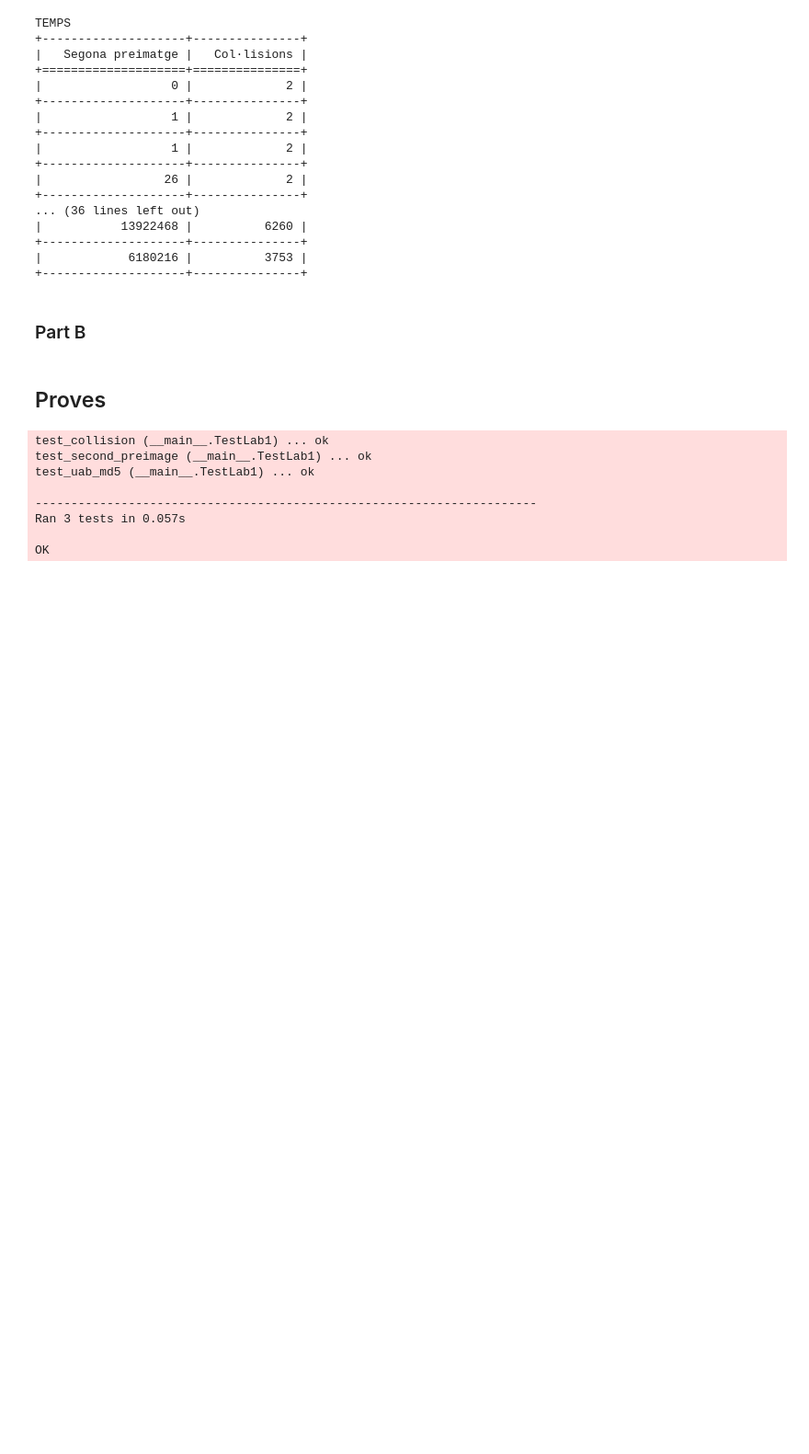
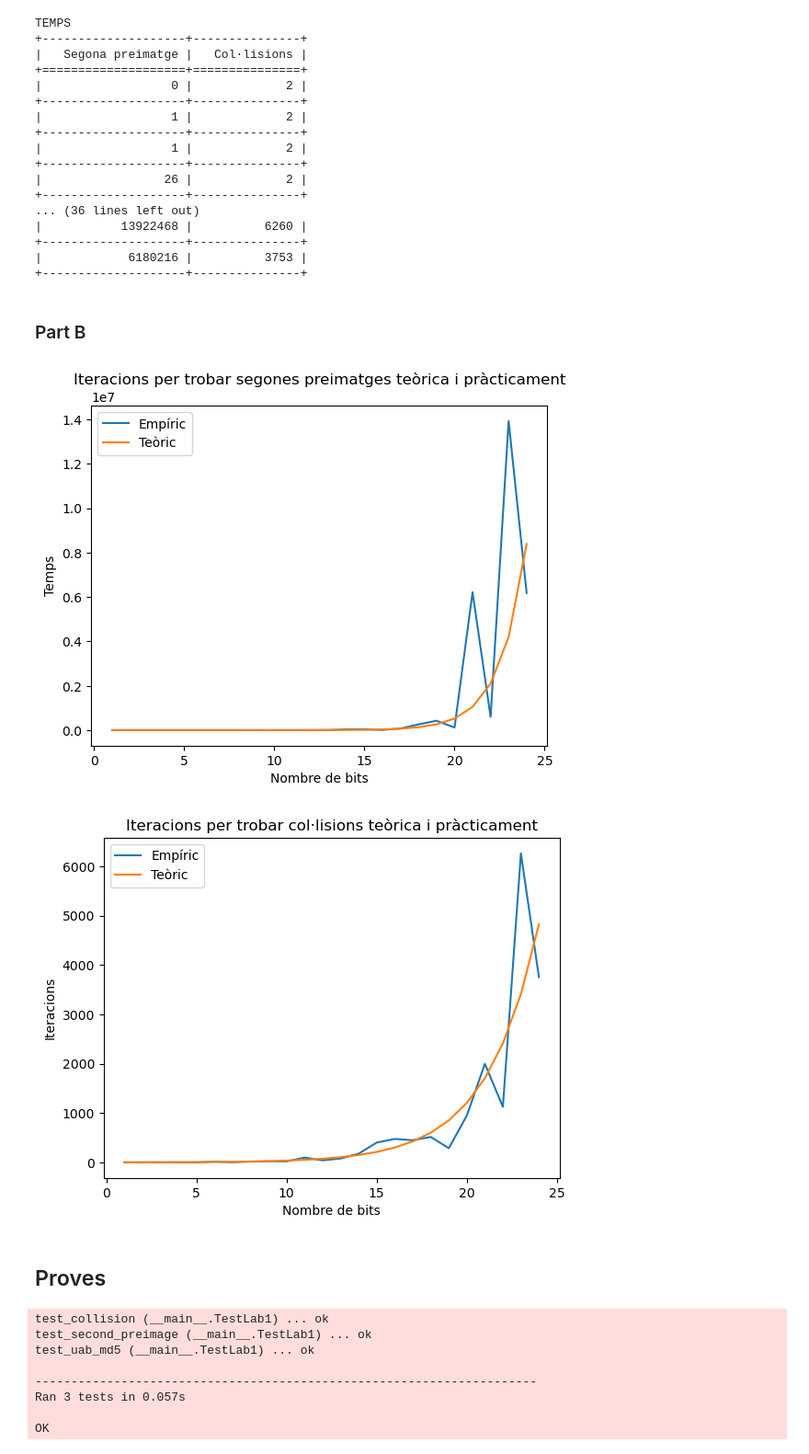
Before and after one commit to 1637521albert/Hash_functions, a Jupyter notebook: Hash_functions.ipynb, the cells around one changed output. Shown at 92% size. Drawn from its saved outputs; the diff is of its cells as text; code cells hidden in the pictures; blank space fills up the shorter version.

```diff
--- a/Hash_functions.ipynb
+++ b/Hash_functions.ipynb
@@ -184,6 +188,40 @@ TEMPS
 +--------------------+---------------+
 # %% [markdown]
 ### Part B
+# %%
+import math
+
+def n_teoric_preimage(num_bits : int) -> float:
+    return 2**num_bits / 2
+
+def n_teoric_collision(num_bits : int) -> float:
+    return math.sqrt(math.log(2)) * 2**((num_bits+1)/2)
+
+preimage_teoric_iter = []
+collision_teoric_iter = []
+
+for i in range (1,25):
+    preimage_teoric_iter.append(n_teoric_preimage(i))
+    collision_teoric_iter.append(n_teoric_collision(i))
+# %%
+plt.plot(range(1, 25), preimage_iter, label = "Empíric")
+plt.plot(range(1, 25), preimage_teoric_iter, label = "Teòric")
+plt.xlabel('Nombre de bits')
+plt.ylabel('Temps')
+plt.title('Iteracions per trobar segones preimatges teòrica i pràcticament')
+plt.legend()
+plt.show()
+
+plt.plot(range(1, 25), collision_iter, label = "Empíric")
+plt.plot(range(1, 25), collision_teoric_iter, label = "Teòric")
+plt.xlabel('Nombre de bits')
+plt.ylabel('Iteracions')
+plt.title('Iteracions per trobar col·lisions teòrica i pràcticament')
+plt.legend()
+plt.show()
+# %% [output]
+[figure, added]
+[figure, added]
 # %% [markdown]
 ## Proves
 # %%
```
Also changed, not shown: parts of 1 cell of this notebook.
